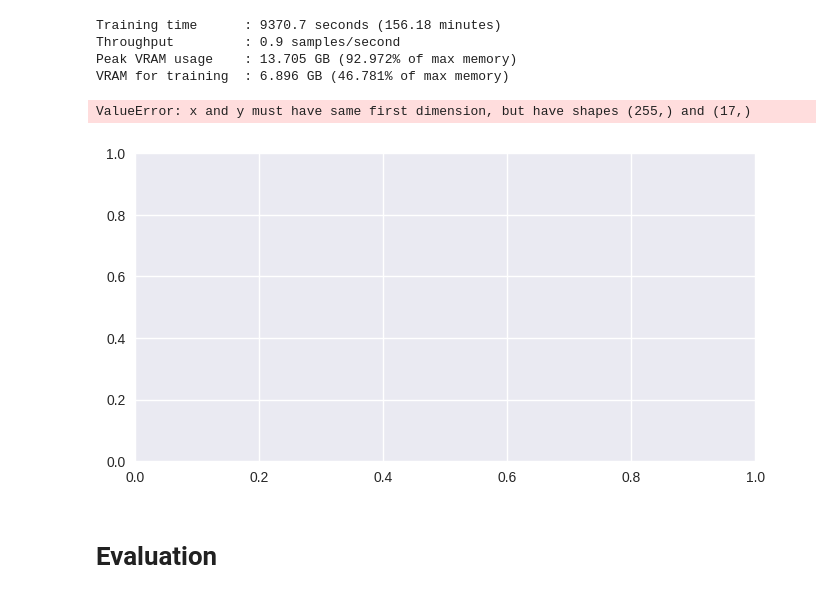
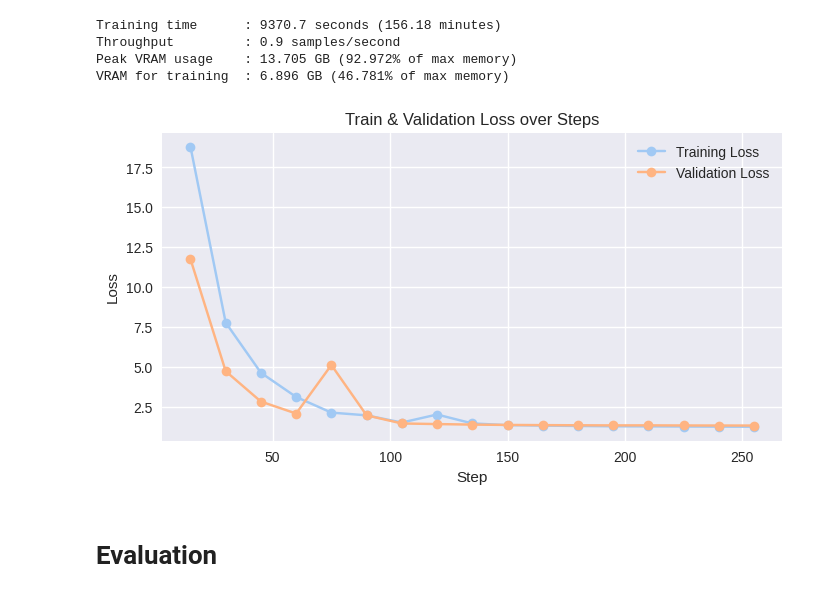
Before and after one commit to amanzoni1/Fine_Tuning, a Jupyter notebook: SFT_Gemma_7B_it.ipynb, the cells around one changed output. Saved outputs shown, nothing was run; the diff lists cells and outputs as text; code cells hidden in the pictures.

```diff
--- a/SFT_Gemma_7B_it.ipynb
+++ b/SFT_Gemma_7B_it.ipynb
@@ -813,24 +802,31 @@ val_loss = [
-# %%
-steps = len(train_loss) * 15
-min_val_loss = min(val_loss)
-best_step = val_loss.index(min_val_loss) + 1
-
-# Plotting the losses
-plt.figure(figsize=(8, 4))
-plt.plot(range(1, steps + 1), train_loss, label='Training Loss')
-plt.plot(range(1, steps + 1), val_loss, label='Validation Loss')
-plt.plot(best_step, min_val_loss, 'go', markersize=10, label='Best Model')
-plt.axvline(x=best_step, color='g', linestyle='--', label=f'Best Epoch: {best_epoch}')
-
-# Labels, legend, and grid
-plt.xlabel('Epoch')
-plt.ylabel('Loss')
-plt.legend()
-plt.grid(True)
-plt.show()
-# %% [output]
-ValueError: x and y must have same first dimension, but have shapes (255,) and (17,)
-[figure, removed]
+# %%
+train_entries = [
+    (log['step'], log['loss'])
+    for log in trainer.state.log_history
+    if 'loss' in log and 'eval_loss' not in log
+]
+
+eval_entries = [
+    (log['step'], log['eval_loss'])
+    for log in trainer.state.log_history
+    if 'eval_loss' in log
+]
+# %%
+train_steps, train_losses = zip(*train_entries)
+eval_steps, eval_losses = zip(*eval_entries)
+
+plt.figure(figsize=(8,4))
+plt.plot(train_steps, train_losses, marker='o', label='Training Loss')
+plt.plot(eval_steps, eval_losses, marker='o', label='Validation Loss')
+
+plt.xlabel("Step")
+plt.ylabel("Loss")
+plt.title("Train & Validation Loss over Steps")
+plt.legend()
+plt.grid(True)
+plt.show()
+# %% [output]
+[figure, added]
 # %% [markdown]
 # Evaluation
 # %%
```
Also changed, not shown: parts of 7 cells of this notebook.
